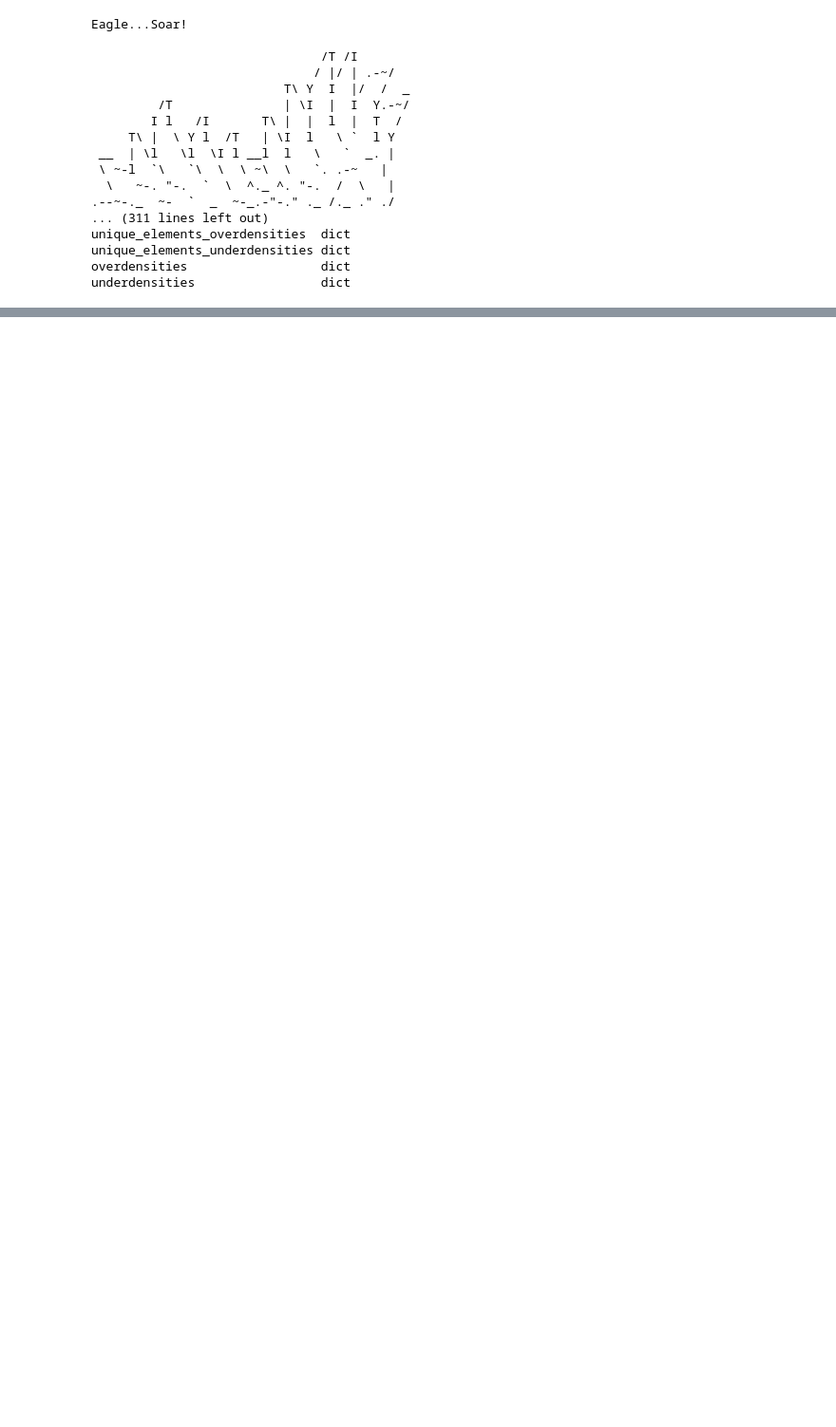
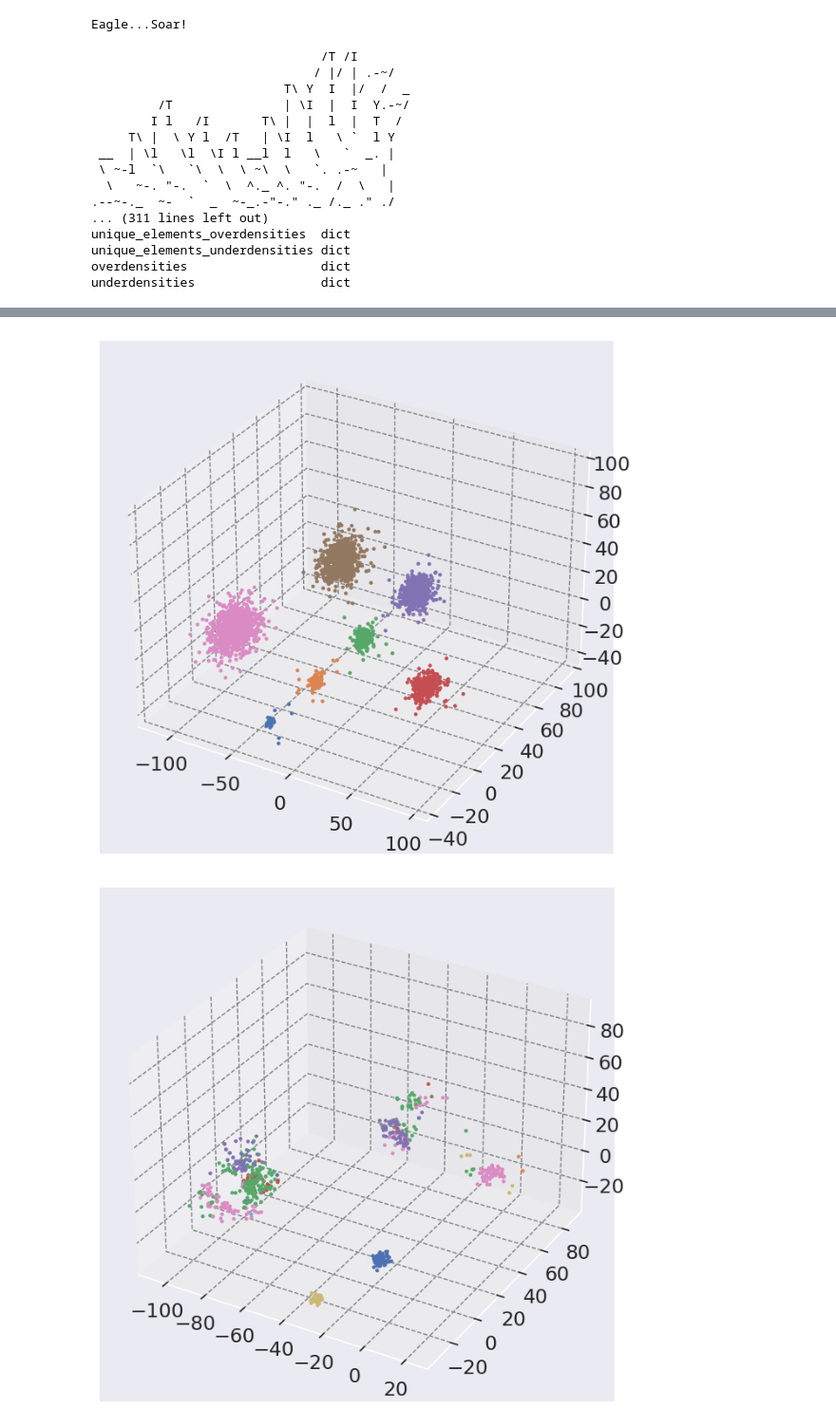
Before and after one commit to sspring137/EagleEye, a Jupyter notebook: examples/Seven_modes_EE_v7/test_equillization_7_modes.ipynb, the cells around one changed output, grey strips where cells are left out. Shown at 95% size. Cells and saved outputs as stored; diff of their text form; code cells hidden in the pictures; blank space fills up the shorter version.

```diff
--- a/examples/Seven_modes_EE_v7/test_equillization_7_modes.ipynb
+++ b/examples/Seven_modes_EE_v7/test_equillization_7_modes.ipynb
@@ -154,0 +139,4 @@ res_new['overdensities']
+# %%
+# Check clustering
+importlib.reload(EagleEye_v7)
+clusters_plus,clusters_minus = EagleEye_v7.partitian_function(reference_data,data_with_anomaly,res_new,20, 20,100)
@@ -154,0 +165,69 @@ res_new['overdensities']
+# %%
+# Create the scatter plot and capture the scatter object
+fig = plt.figure(figsize=(10, 8))
+ax = fig.add_subplot(111, projection='3d')
+for cluster in clusters_plus:
+    ax.scatter(
+        data_with_anomaly[cluster, 0],
+        data_with_anomaly[cluster, 1],
+        data_with_anomaly[cluster, 2],
+        cmap='magma',
+        alpha=1,
+        s=5,
+        vmin=0
+    )
+plt.show()
+
+
+# Create the scatter plot and capture the scatter object
+fig = plt.figure(figsize=(10, 8))
+ax = fig.add_subplot(111, projection='3d')
+overdensities = res_new['overdensities']
+for key in res_new['unique_elements_overdensities'].keys():
+    ax.scatter(
+        data_with_anomaly[res_new['unique_elements_overdensities'][key], 0],
+        data_with_anomaly[res_new['unique_elements_overdensities'][key], 1],
+        data_with_anomaly[res_new['unique_elements_overdensities'][key], 2],
+        cmap='magma',
+        alpha=1,
+        s=5,
+        vmin=0
+    )
+plt.show()
+
+
+# Create the scatter plot and capture the scatter object
+fig = plt.figure(figsize=(10, 8))
+ax = fig.add_subplot(111, projection='3d')
+overdensities = res_new['overdensities']
+for cluster in clusters_plus:
+    ax.scatter(
+        data_with_anomaly[overdensities[0.99999], 0],
+        data_with_anomaly[overdensities[0.99999], 1],
+        data_with_anomaly[overdensities[0.99999], 2],
+        cmap='magma',
+        alpha=1,
+        s=5,
+        vmin=0
+    )
+plt.show()
+
+
+# Create the scatter plot and capture the scatter object
+fig = plt.figure(figsize=(10, 8))
+ax = fig.add_subplot(111, projection='3d')
+overdensities = res_new['overdensities']
+for cluster in clusters_plus:
+    ax.scatter(
+        data_with_anomaly[overdensities[0.99999], 0],
+        data_with_anomaly[overdensities[0.99999], 1],
+        data_with_anomaly[overdensities[0.99999], 2],
+        cmap='magma',
+        alpha=1,
+        s=5,
+        vmin=0
+    )
+plt.show()
+# %% [output]
+[figure, added]
+[figure, added]
```
Also changed, not shown: parts of 7 cells of this notebook, 1 other file.
